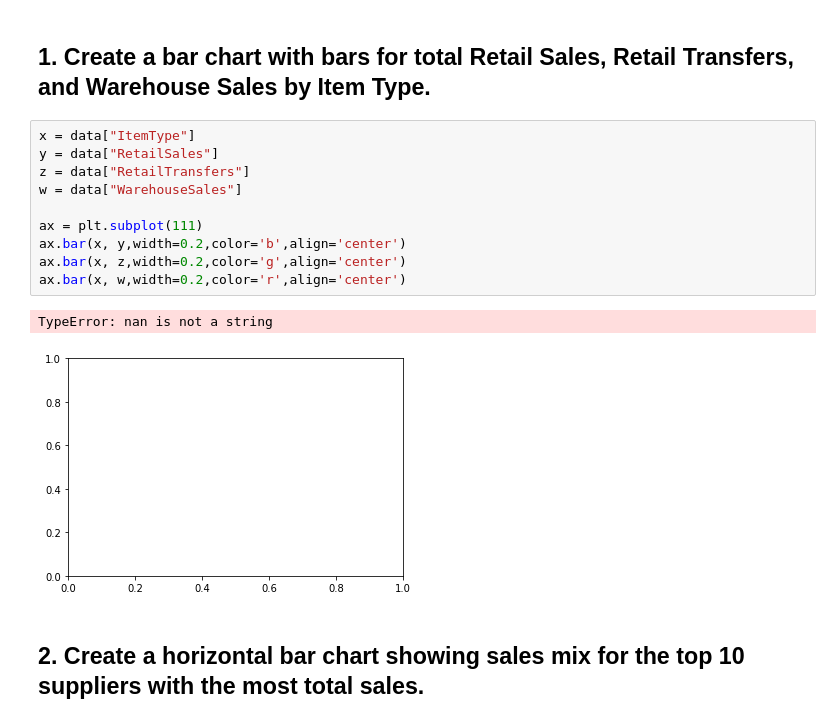
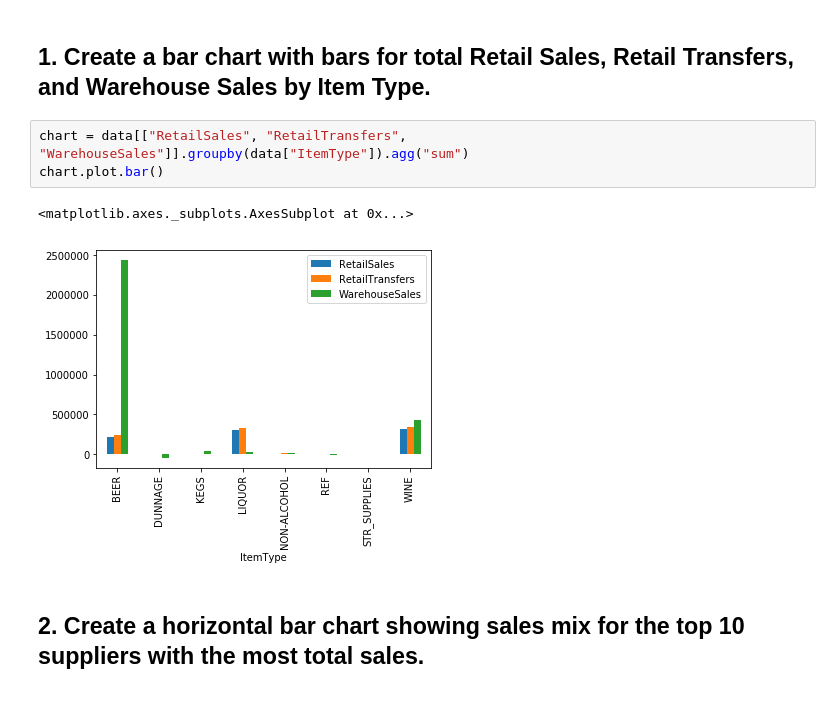
Before and after one commit to carlosmd14/datamad0119, a Jupyter notebook: module-2/lab-plotting-multiple-data-series/your-code/main.ipynb, the cells around one changed output. Drawn from its saved outputs; the diff is of its cells as text.

```diff
--- a/module-2/lab-plotting-multiple-data-series/your-code/main.ipynb
+++ b/module-2/lab-plotting-multiple-data-series/your-code/main.ipynb
@@ -23,18 +23,11 @@ data.head()
 | 4 | 2017 | 4 | ROYAL WINE CORP | 101664 | RAMON CORDOVA RIOJA - 750ML | WINE | 0.0 | 4.0 | ... |
 # %% [markdown]
 ## 1. Create a bar chart with bars for total Retail Sales, Retail Transfers, and Warehouse Sales by Item Type.
-# %%
-x = data["ItemType"]
-y = data["RetailSales"]
-z = data["RetailTransfers"]
-w = data["WarehouseSales"]
-
-ax = plt.subplot(111)
-ax.bar(x, y,width=0.2,color='b',align='center')
-ax.bar(x, z,width=0.2,color='g',align='center')
-ax.bar(x, w,width=0.2,color='r',align='center')
-# %% [output]
-TypeError: nan is not a string
-[figure, removed]
+# %%
+chart = data[["RetailSales", "RetailTransfers", "WarehouseSales"]].groupby(data["ItemType"]).agg("sum")
+chart.plot.bar()
+# %% [output]
+<matplotlib.axes._subplots.AxesSubplot at 0x...>
+[figure, added]
 # %% [markdown]
 ## 2. Create a horizontal bar chart showing sales mix for the top 10 suppliers with the most total sales.
```
Also changed, not shown: parts of 7 cells of this notebook.
